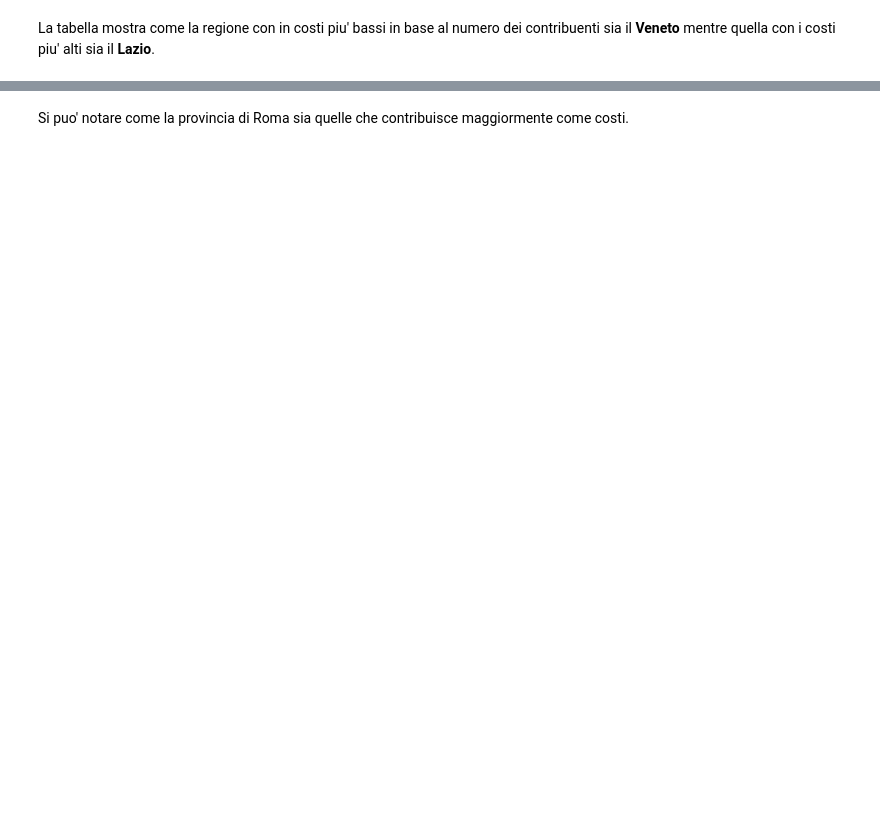
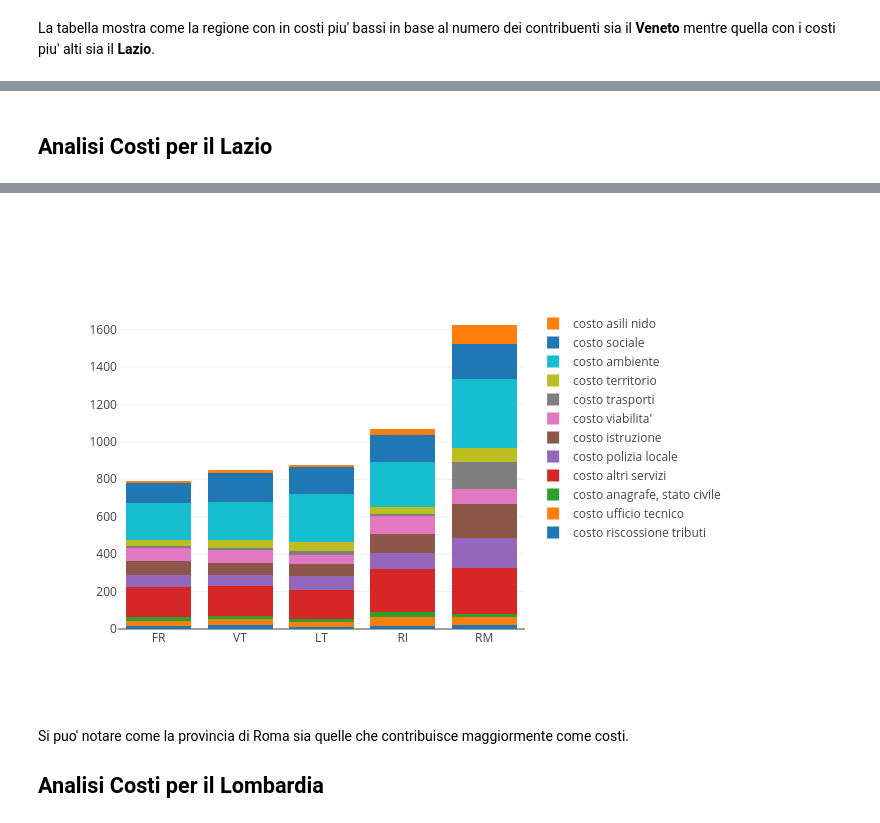
Before and after one commit to teamdigitale/daf-data-science, a Jupyter notebook: opencivitas/analisi costi servizi regioni.ipynb, the cells around one changed output, grey strips where cells are left out. Saved outputs shown, nothing was run; the diff lists cells and outputs as text; code cells hidden in the pictures; blank space fills up the shorter version.

```diff
--- a/opencivitas/analisi costi servizi regioni.ipynb
+++ b/opencivitas/analisi costi servizi regioni.ipynb
@@ -160,21 +159,34 @@ df_lazio_prov_media
+# %% [markdown]
+## Analisi Costi per il Lazio
 # %%
+df_lazio = analisi_provincia(df,'LAZIO')
+
 data = []
 
-for c in df_lazio_prov_media.columns[:-1]:
+for c in df_lazio.columns[:-1]:
     trace = go.Bar(
-        x = df_lazio_prov_media.index.values,
-        y = df_lazio_prov_media[c],
+        x = df_lazio.index.values,
+        y = df_lazio[c],
         name = c,
     )
     data.append(trace)
 
 layout = go.Layout(
     barmode='stack'
 )
 
 fig = go.Figure(data=data, layout=layout)
 py.iplot(fig)
+
+fig_path = 'imgs/costi_servizi_lazio.png'
+py_on.image.save_as(fig, filename=fig_path)
+x = Image(fig_path)
+display(x)
 # %% [output]
 [interactive output not drawn]
+[figure, added]
 # %% [markdown]
 Si puo' notare come la provincia di Roma sia quelle che contribuisce maggiormente come costi.
+
+
+## Analisi Costi per il Lombardia
```
Also changed, not shown: parts of 6 cells of this notebook, 5 other files.
